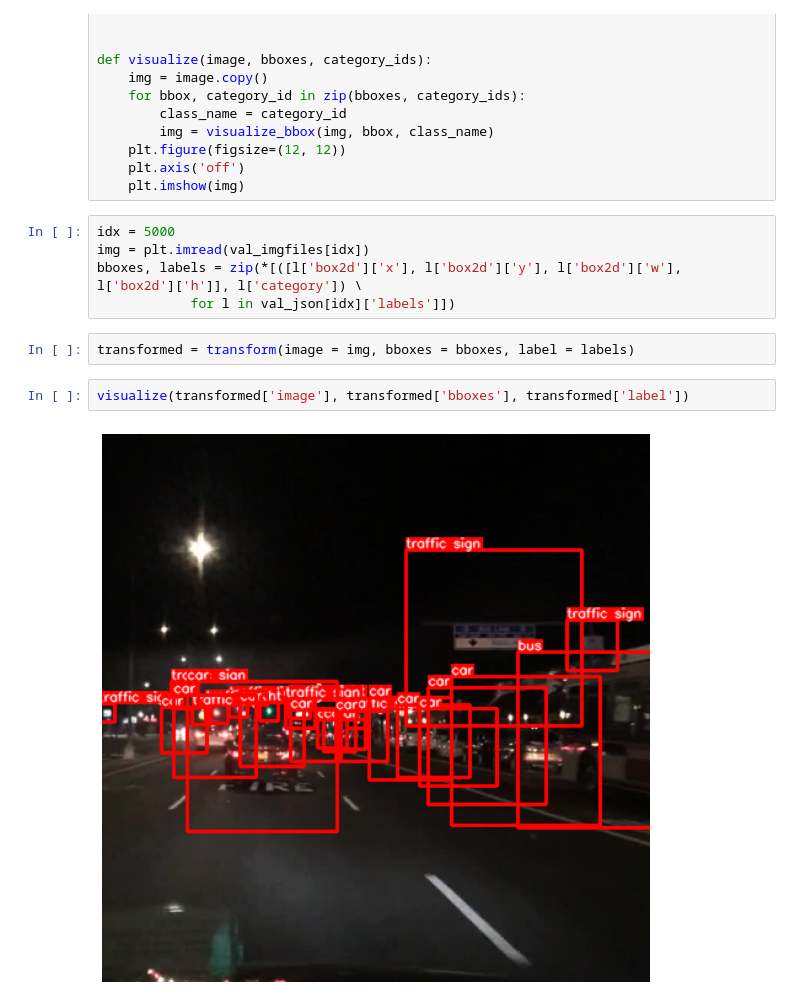
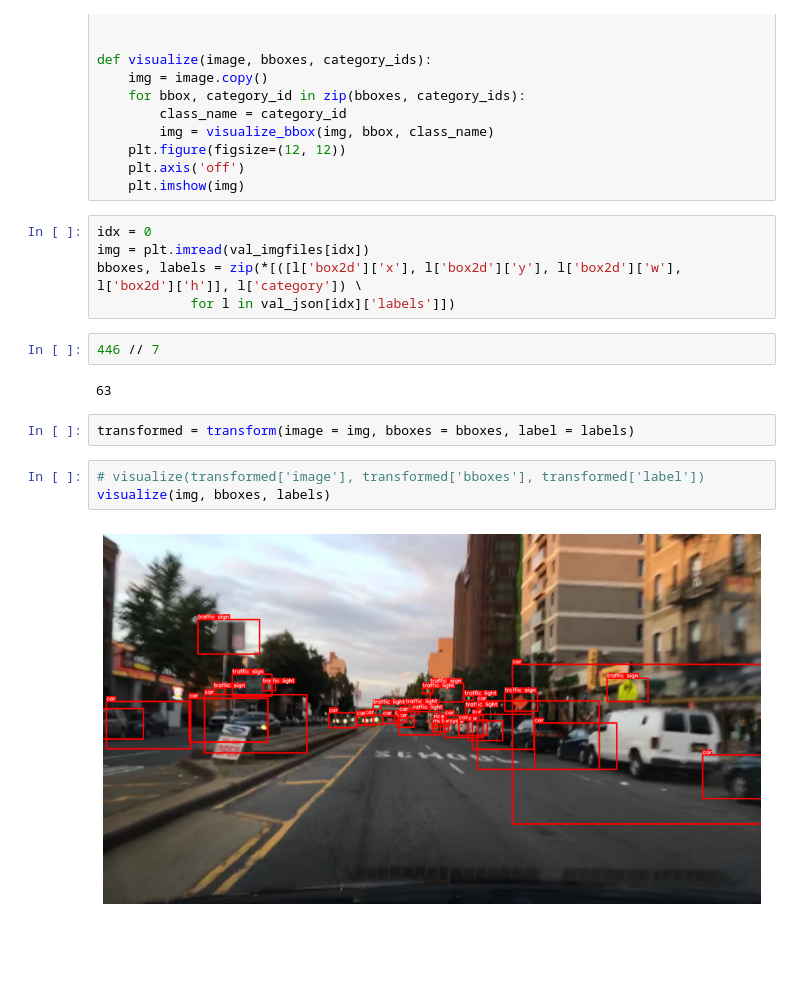
Before and after one commit to watanka/OBJECT_DETECTION, a Jupyter notebook: dataprocessing.ipynb, the cells around one changed output. Cells and saved outputs as stored; diff of their text form; blank space fills up the shorter version.

```diff
--- a/dataprocessing.ipynb
+++ b/dataprocessing.ipynb
@@ -139,13 +139,18 @@ def visualize(image, bboxes, category_ids):
     plt.axis('off')
     plt.imshow(img)
 # %%
-idx = 5000
+idx = 0
 img = plt.imread(val_imgfiles[idx])
 bboxes, labels = zip(*[([l['box2d']['x'], l['box2d']['y'], l['box2d']['w'], l['box2d']['h']], l['category']) \
             for l in val_json[idx]['labels']])
+# %%
+446 // 7
+# %% [output]
+63
 # %%
 transformed = transform(image = img, bboxes = bboxes, label = labels)
 # %%
-visualize(transformed['image'], transformed['bboxes'], transformed['label'])
+# visualize(transformed['image'], transformed['bboxes'], transformed['label'])
+visualize(img, bboxes, labels)
 # %% [output]
-[figure, old version]
+[figure, new version]
```
Also changed, not shown: 1 other file.
